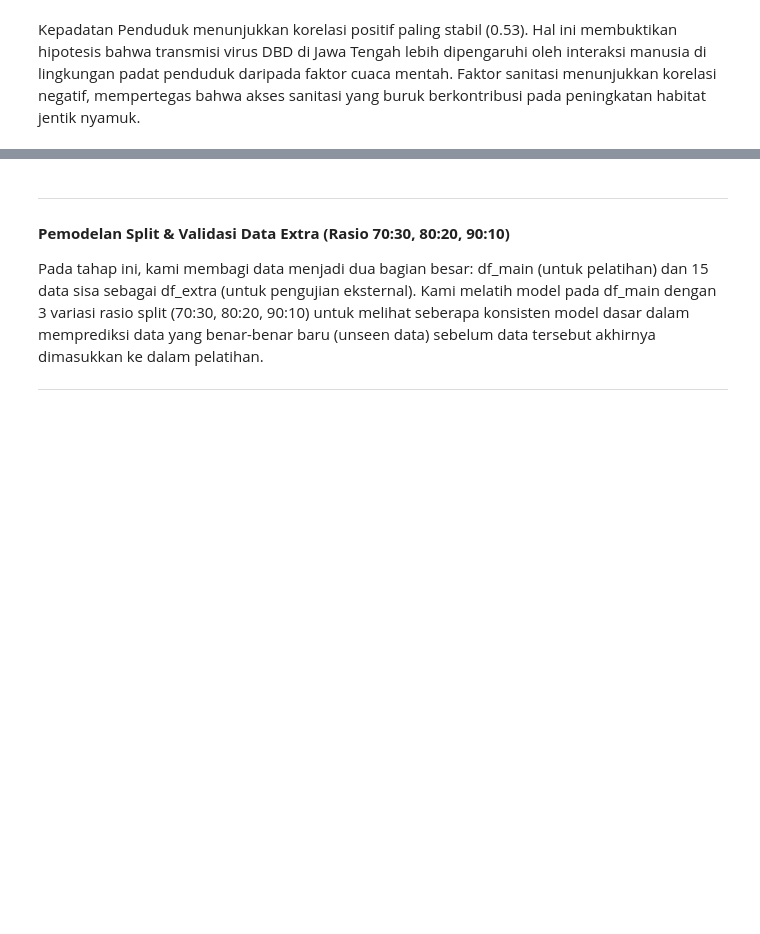
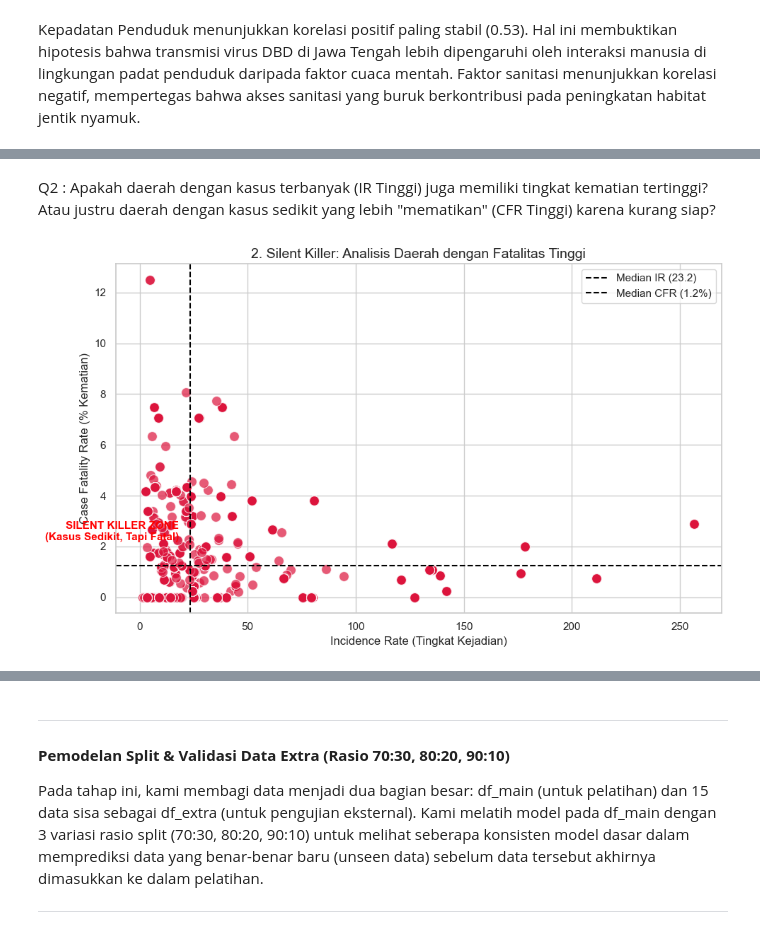
Before and after one commit to Syahrrulll/analisis_dbd, a Jupyter notebook: DBD.ipynb, the cells around one changed output, grey strips where cells are left out. Cells and saved outputs as stored; diff of their text form; code cells hidden in the pictures; blank space fills up the shorter version.

```diff
--- a/DBD.ipynb
+++ b/DBD.ipynb
@@ -177,0 +224,31 @@ Kepadatan Penduduk menunjukkan korelasi positif paling stabil (0.53). Hal ini me
+# %% [markdown]
+Q2 : Apakah daerah dengan kasus terbanyak (IR Tinggi) juga memiliki tingkat kematian tertinggi? Atau justru daerah dengan kasus sedikit yang lebih "mematikan" (CFR Tinggi) karena kurang siap?
+# %%
+# ==========================================
+# 2. EDA: SILENT KILLER ANALYSIS
+# ==========================================
+plt.figure(figsize=(10, 6))
+
+# Plot hubungan Kejadian (IR) vs Kematian (CFR)
+sns.scatterplot(data=df_wrangled, x='IR_DBD_per_100k', y='CFR_DBD_persen',
+                color='crimson', s=100, alpha=0.7)
+
+# Garis Median untuk membagi 4 Kuadran
+median_ir = df_wrangled['IR_DBD_per_100k'].median()
+median_cfr = df_wrangled['CFR_DBD_persen'].median()
+
+plt.axvline(x=median_ir, color='black', linestyle='--', label=f'Median IR ({median_ir:.1f})')
+plt.axhline(y=median_cfr, color='black', linestyle='--', label=f'Median CFR ({median_cfr:.1f}%)')
+
+# Label Zona Berbahaya
+plt.text(median_ir - 5, median_cfr + 1, 'SILENT KILLER ZONE\n(Kasus Sedikit, Tapi Fatal)',
+         color='red', fontsize=11, ha='right', weight='bold')
+
+plt.title('2. Silent Killer: Analisis Daerah dengan Fatalitas Tinggi', fontsize=14)
+plt.xlabel('Incidence Rate (Tingkat Kejadian)')
+plt.ylabel('Case Fatality Rate (% Kematian)')
+plt.legend()
+plt.tight_layout()
+plt.show()
+# %% [output]
+[figure, added]
```
Also changed, not shown: parts of 8 cells of this notebook.
